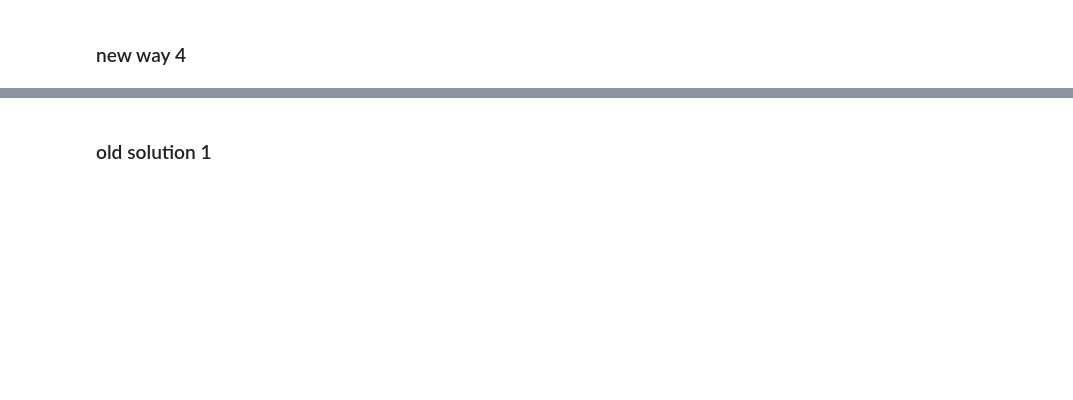
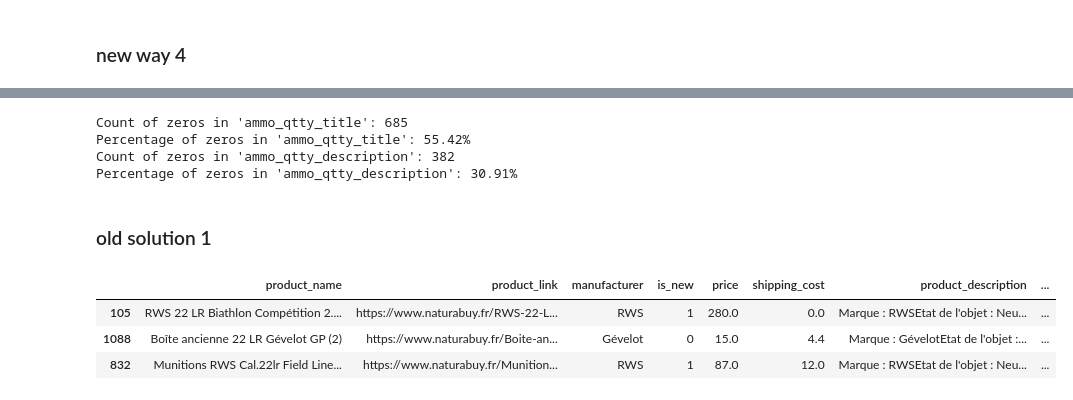
Before and after one commit to Aciago/Price_selector, a Jupyter notebook: re_bullet_qtty_v2.ipynb, the cells around one changed output, grey strips where cells are left out. Drawn from its saved outputs; the diff is of its cells as text; code cells hidden in the pictures; blank space fills up the shorter version.

Commit message:
updated bullet_qtty detection

```diff
--- a/re_bullet_qtty_v2.ipynb
+++ b/re_bullet_qtty_v2.ipynb
@@ -216,25 +325,58 @@ df_solution_b.sample(10)
+# %%
+# get stats on results
+
+# Calculate counts and percentages of zeros in 'ammo_qtty_title'
+title_zero_count = df_solution_b['ammo_qtty_title'].value_counts().get(0, 0)  # Get the count of zeros
+title_total_count = len(df_solution_b)  # Total number of rows in the column
+title_zero_percent = (title_zero_count / title_total_count) * 100
+
+# Calculate counts and percentages of zeros in 'ammo_qtty_description'
+descr_zero_count = df_solution_b['ammo_qtty_description'].value_counts().get(0, 0)  # Get the count of zeros
+descr_total_count = len(df_solution_b)  # Total number of rows in the column
+descr_zero_percent = (descr_zero_count / descr_total_count) * 100
+
+print(f"Count of zeros in 'ammo_qtty_title': {title_zero_count}")
+print(f"Percentage of zeros in 'ammo_qtty_title': {title_zero_percent:.2f}%")
+
+print(f"Count of zeros in 'ammo_qtty_description': {descr_zero_count}")
+print(f"Percentage of zeros in 'ammo_qtty_description': {descr_zero_percent:.2f}%")
+# %% [output]
+Count of zeros in 'ammo_qtty_title': 685
+Percentage of zeros in 'ammo_qtty_title': 55.42%
+Count of zeros in 'ammo_qtty_description': 382
+Percentage of zeros in 'ammo_qtty_description': 30.91%
 # %% [markdown]
 ### old solution 1
+# %%
+# read back raw data from csv
+df = pd.read_csv('scraped_data_clean.csv')
 # %%
-## regex to catch any number divisible by 50 (min qtty of rounds in a box of ammo)
-#def extract_bullet_qtty(text):
-#    # match any number that is divisible by 50 without remainder
-#    regex = r"\b(0|[5-9]\d*[0]|100)\s*(?:boites de\s*)?(?:cartouches|balles|munitions)\b"
-#    match = re.search(regex, text, re.IGNORECASE)
-#    if match:
-#        # extract the matched number and convert it to integer
-#        qtty = int(match.group(1))
-#        # round the quantity to the nearest 50
-#        qtty = (qtty // 50) * 50
-#        return qtty
-#    else:
-#        return None
+# regex to catch any number divisible by 50 (min qtty of rounds in a box of ammo)
+def extract_bullet_qtty(text):
+    # match any number that is divisible by 50 without remainder
+    regex = r"\b(0|[5-9]\d*[0]|100)\s*(?:boites de\s*)?(?:cartouches|balles|munitions)\b"
+    match = re.search(regex, text, re.IGNORECASE)
+    if match:
+        # extract the matched number and convert it to integer
+        qtty = int(match.group(1))
+        # round the quantity to the nearest 50
+        qtty = (qtty // 50) * 50
+        return qtty
+    else:
+        return None
 #
-## check titles with regex
-#df['bullet_qtty'] = df['product_name'].apply(extract_bullet_qtty)
+# check titles with regex
+df['bullet_qtty'] = df['product_name'].apply(extract_bullet_qtty)
 #
-## check for empty cells, if any do a pass of regex on product description --- !!! DUPE avoidance !!!
-#df.loc[df['bullet_qtty'].isnull(), 'bullet_qtty'] = df['product_description'].apply(extract_bullet_qtty)
+# check for empty cells, if any do a pass of regex on product description --- !!! DUPE avoidance !!!
+df.loc[df['bullet_qtty'].isnull(), 'bullet_qtty'] = df['product_description'].apply(extract_bullet_qtty)
 #
-## if still no data, we fill with 50 for default min number of ammo per box
+# if still no data, we fill with 50 for default min number of ammo per box
 #df['bullet_qtty'].fillna(50, inplace=True)
+# %%
+df.sample(3)
+# %% [output]
+|  | product_name | product_link | manufacturer | is_new | price | shipping_cost | product_description | ... |
+| 105 | RWS 22 LR Biathlon Compétition 2.... | https://www.naturabuy.fr/RWS-22-L... | RWS | 1 | 280.0 | 0.0 | Marque : RWSEtat de l'objet : Neu... | ... |
+| 1088 | Boîte ancienne 22 LR Gévelot GP (2) | https://www.naturabuy.fr/Boite-an... | Gévelot | 0 | 15.0 | 4.4 | Marque : GévelotEtat de l'objet :... | ... |
+| 832 | Munitions RWS Cal.22lr Field Line... | https://www.naturabuy.fr/Munition... | RWS | 1 | 87.0 | 12.0 | Marque : RWSEtat de l'objet : Neu... | ... |
```
Also changed, not shown: parts of 22 cells of this notebook.
